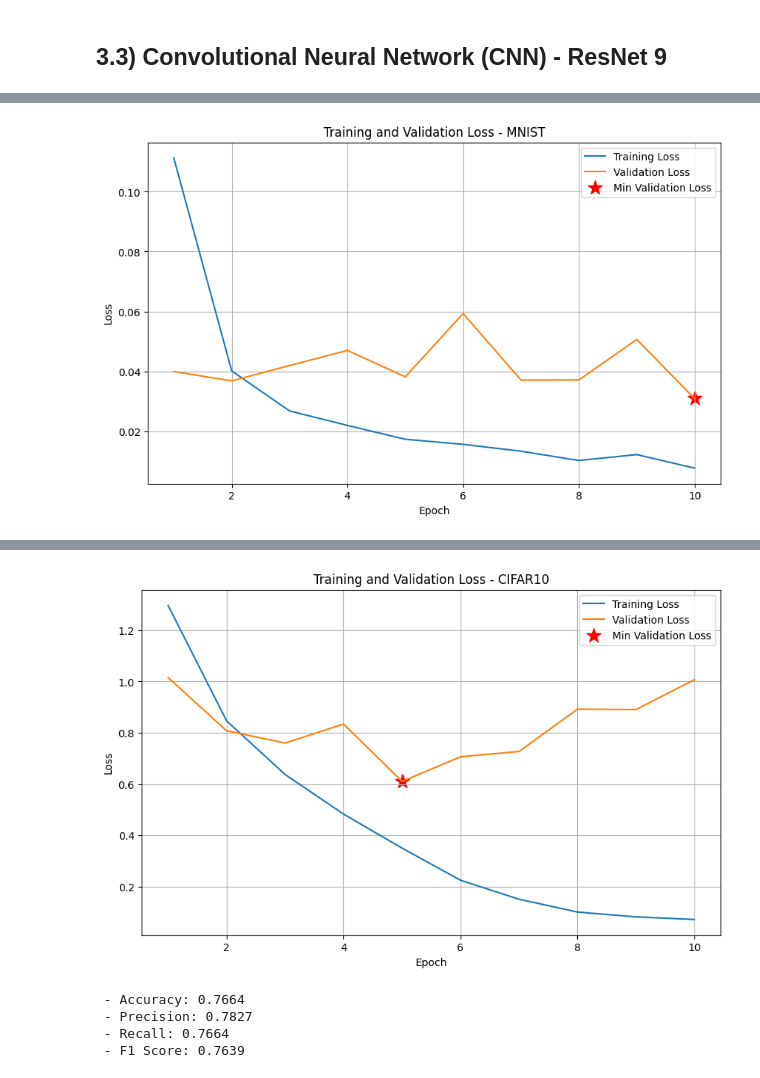
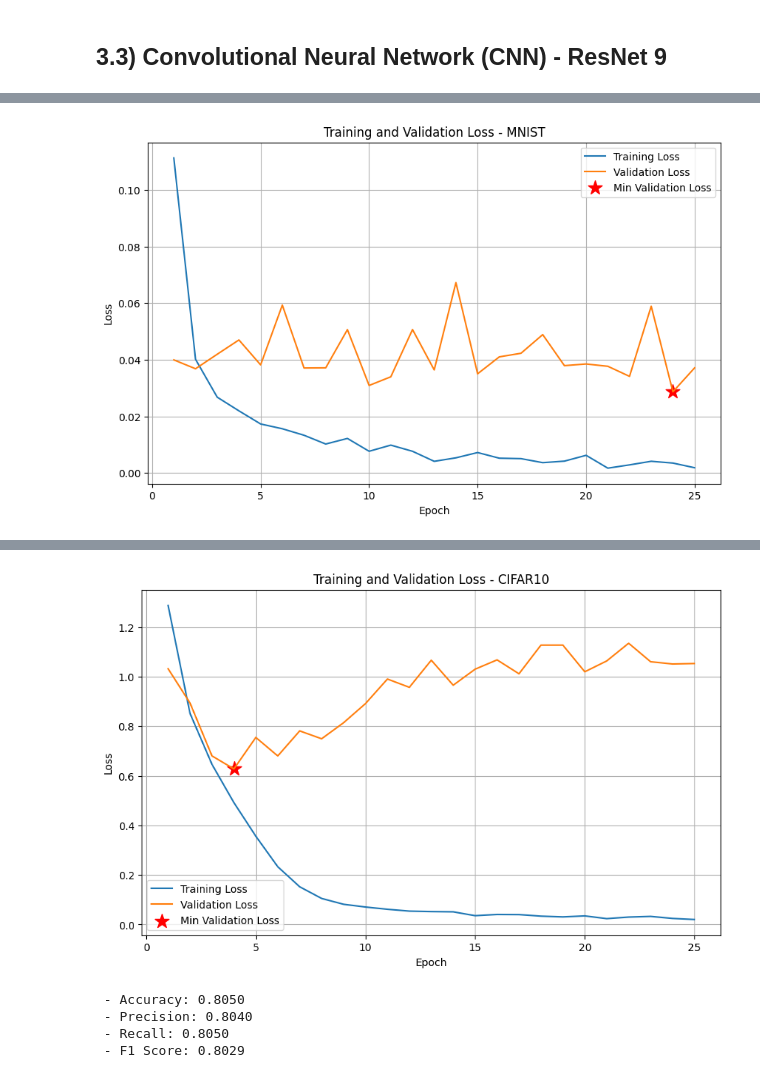
Before and after one commit to pako-23/eris, a Jupyter notebook: experiments/test_models_training.ipynb, the cells around one changed output, grey strips where cells are left out. Saved outputs shown, nothing was run; the diff lists cells and outputs as text; code cells hidden in the pictures.

```diff
--- a/experiments/test_models_training.ipynb
+++ b/experiments/test_models_training.ipynb
@@ -186,7 +231,7 @@ def plot_training_metrics(metrics, dataset):
 # %%
 # Training loop
 DATASETS = ['mnist', 'cifar10', 'airline', 'adult']
-EPOCHS = [40,40,600,200]
+EPOCHS = [30,30,1000,150]
 BATCH_SIZE = 64
 LEARNING_RATE = 0.001
 DEVICE = check_gpu()
@@ -217,7 +262,7 @@ for n, dataset in enumerate(DATASETS):
     # optimizer = optim.SGD(model.parameters(), lr=LEARNING_RATE)
 
     # Train the model
-    best_model, final_model, metrics = train_model(model, train_loader, val_loader, criterion, optimizer, num_epochs=EPOCHS[n], device=DEVICE)
+    best_model, metrics = train_model(model, train_loader, val_loader, criterion, optimizer, num_epochs=EPOCHS[n], device=DEVICE)
     plot_training_metrics(metrics, dataset)
 
     # Evaluate the model on the test set
@@ -351,7 +363,7 @@ Epoch [200/200], Loss: 0.4498, Val Loss: 0.4567
 # %%
 # Training loop
 DATASETS = ['mnist', 'cifar10', 'airline', 'adult']
-EPOCHS = [40,40,600,200]
+EPOCHS = [25,25,600,80]
 BATCH_SIZE = 64
 LEARNING_RATE = 0.001
 DEVICE = check_gpu()
@@ -382,7 +394,7 @@ for n, dataset in enumerate(DATASETS):
     # optimizer = optim.SGD(model.parameters(), lr=LEARNING_RATE)
 
     # Train the model
-    best_model, final_model, metrics = train_model(model, train_loader, val_loader, criterion, optimizer, num_epochs=EPOCHS[n], device=DEVICE)
+    best_model, metrics = train_model(model, train_loader, val_loader, criterion, optimizer, num_epochs=EPOCHS[n], device=DEVICE)
     plot_training_metrics(metrics, dataset)
 
     # Evaluate the model on the test set
@@ -537,7 +526,7 @@ for n, dataset in enumerate(DATASETS):
     # optimizer = optim.SGD(model.parameters(), lr=LEARNING_RATE)
 
     # Train the model
-    best_model, final_model, metrics = train_model(model, train_loader, val_loader, criterion, optimizer, num_epochs=EPOCHS[n], device=DEVICE)
+    best_model, metrics = train_model(model, train_loader, val_loader, criterion, optimizer, num_epochs=EPOCHS[n], device=DEVICE)
     plot_training_metrics(metrics, dataset)
 
     # Evaluate the model on the test set
@@ -579,7 +591,7 @@ Epoch [52/150], Loss: 1.6720, Val Loss: 1.6709
 # %%
 # Training loop
 DATASETS = ['mnist', 'cifar10']
-EPOCHS = [200,200]
+EPOCHS = [150,300]
 BATCH_SIZE = 64
 LEARNING_RATE = 0.001
 DEVICE = check_gpu()
@@ -610,7 +622,7 @@ for n, dataset in enumerate(DATASETS):
     # optimizer = optim.SGD(model.parameters(), lr=LEARNING_RATE)
 
     # Train the model
-    best_model, final_model, metrics = train_model(model, train_loader, val_loader, criterion, optimizer, num_epochs=EPOCHS[n], device=DEVICE)
+    best_model, metrics = train_model(model, train_loader, val_loader, criterion, optimizer, num_epochs=EPOCHS[n], device=DEVICE)
     plot_training_metrics(metrics, dataset)
 
     # Evaluate the model on the test set
@@ -671,7 +687,7 @@ KeyboardInterrupt:
 # %%
 # Training loop
 DATASETS = ['mnist', 'cifar10']
-EPOCHS = [25,25]
+EPOCHS = [30,30]
 BATCH_SIZE = 64
 LEARNING_RATE = 0.001
 DEVICE = check_gpu()
@@ -702,7 +718,7 @@ for n, dataset in enumerate(DATASETS):
     # optimizer = optim.SGD(model.parameters(), lr=LEARNING_RATE)
 
     # Train the model
-    best_model, final_model, metrics = train_model(model, train_loader, val_loader, criterion, optimizer, num_epochs=EPOCHS[n], device=DEVICE)
+    best_model, metrics = train_model(model, train_loader, val_loader, criterion, optimizer, num_epochs=EPOCHS[n], device=DEVICE)
     plot_training_metrics(metrics, dataset)
 
     # Evaluate the model on the test set
@@ -739 +758 @@ Epoch [10/10], Loss: 0.0077, Val Loss: 0.0309
-[figure, old version]
+[figure, new version]
@@ -757,5 +776,5 @@ Epoch [10/10], Loss: 0.0712, Val Loss: 1.0073
-[figure, old version]
+[figure, new version]
- - Accuracy: 0.7664
- - Precision: 0.7827
- - Recall: 0.7664
- - F1 Score: 0.7639
+ - Accuracy: 0.8050
+ - Precision: 0.8040
+ - Recall: 0.8050
+ - F1 Score: 0.8029
```
Also changed, not shown: parts of 13 cells of this notebook, 3 other files.
